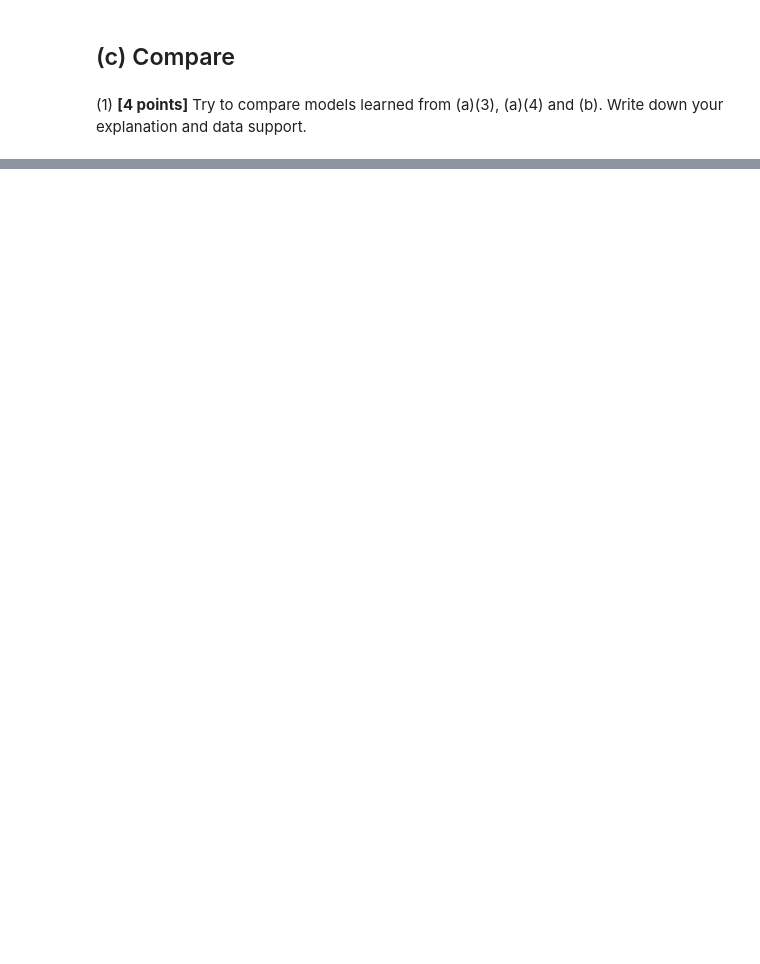
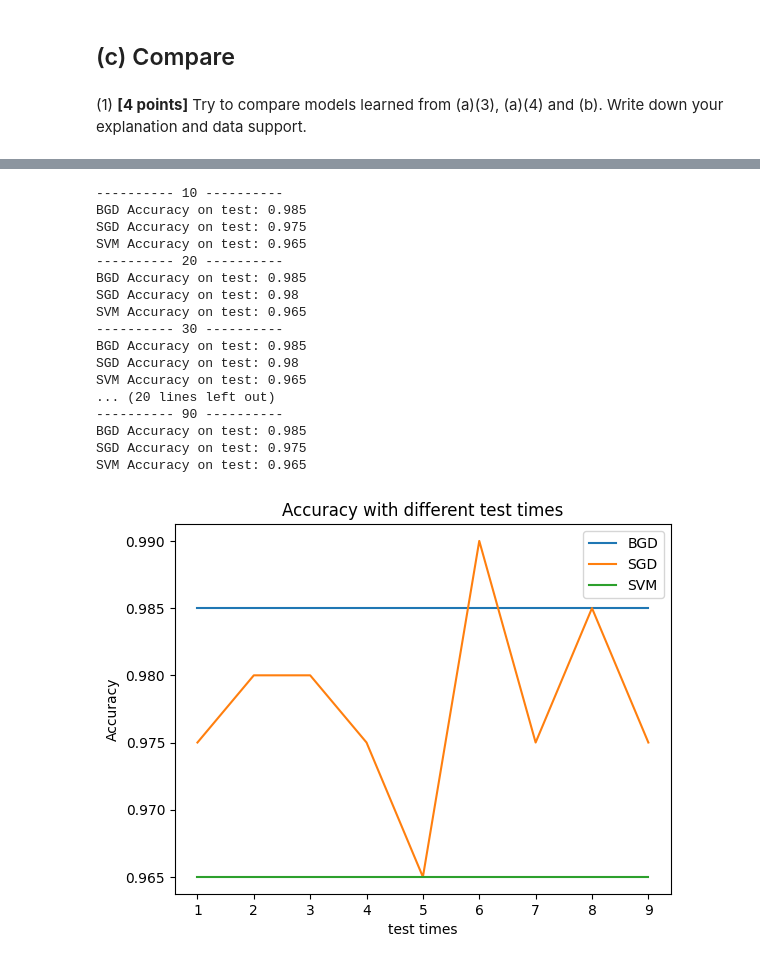
Before and after one commit to AuthorityWang/ShanghaiTech-CS182HW, a Jupyter notebook: CS182-HW3/HW3_Coding/CS182_HW3_Coding.ipynb, the cells around one changed output, grey strips where cells are left out. Drawn from its saved outputs; the diff is of its cells as text; code cells hidden in the pictures; blank space fills up the shorter version.

```diff
--- a/CS182-HW3/HW3_Coding/CS182_HW3_Coding.ipynb
+++ b/CS182-HW3/HW3_Coding/CS182_HW3_Coding.ipynb
@@ -230,0 +319,66 @@ Accuracy on test: 0.965
+# %%
+import matplotlib.pyplot as plt
+
+# evaluate on test set with best model
+# test for 10 times with same learning rate and same max_iter 50
+test_BGD_accs = []
+test_SGD_accs = []
+test_SVM_accs = []
+for i in range(10, 100, 10):
+    print("----------", i, "----------")
+    # BGD
+    w_curr = copy.deepcopy(w).reshape(-1, 1)
+    w0_curr = copy.deepcopy(w0).reshape(-1, 1)
+    BatchGD(X_train.T, y_train.reshape(-1, 1), w_curr, w0_curr, 1e-4, 50)
+    # predict on validation set
+    y_pred_BGD = BGD_predict(X_test.T, w_curr, w0_curr)
+    y_pred_classes_BGD = BGD_classify(y_pred_BGD.reshape(-1, 1)).reshape(-1)
+    acc_BGD = np.mean(y_pred_classes_BGD == y_test)
+    test_BGD_accs.append(acc_BGD)
+    # SGD
+    w_curr = copy.deepcopy(w).reshape(-1, 1)
+    w0_curr = copy.deepcopy(w0).reshape(-1, 1)
+    StochasticGD(X_train.T, y_train.reshape(-1, 1), w_curr, w0_curr, 1e-4, 50)
+    # predict on validation set
+    y_pred_SGD = SGD_predict(X_test.T, w_curr, w0_curr)
+    y_pred_classes_SGD = SGD_classify(y_pred_SGD.reshape(-1, 1)).reshape(-1)
+    acc_SGD = np.mean(y_pred_classes_SGD == y_test)
+    test_SGD_accs.append(acc_SGD)
+    # SVM
+    clf.fit(X_train.T, y_train)
+    y_pred_SVM = clf.predict(X_test.T)
+    acc_SVM = np.mean(y_pred_SVM == y_test)
+    test_SVM_accs.append(acc_SVM)
+
+    print("BGD Accuracy on test:", acc_BGD)
+    print("SGD Accuracy on test:", acc_SGD)
+    print("SVM Accuracy on test:", acc_SVM)
+
+# plot the accuracy with different max_iter
+plt.plot([i for i in range(1, 10)], test_BGD_accs, label="BGD")
+plt.plot([i for i in range(1, 10)], test_SGD_accs, label="SGD")
+plt.plot([i for i in range(1, 10)], test_SVM_accs, label="SVM")
+plt.xlabel("test times")
+plt.ylabel("Accuracy")
+plt.title("Accuracy with different test times")
+plt.legend()
+plt.show()
+# %% [output]
+---------- 10 ----------
+BGD Accuracy on test: 0.985
+SGD Accuracy on test: 0.975
+SVM Accuracy on test: 0.965
+---------- 20 ----------
+BGD Accuracy on test: 0.985
+SGD Accuracy on test: 0.98
+SVM Accuracy on test: 0.965
+---------- 30 ----------
+BGD Accuracy on test: 0.985
+SGD Accuracy on test: 0.98
+SVM Accuracy on test: 0.965
+... (20 lines left out)
+---------- 90 ----------
+BGD Accuracy on test: 0.985
+SGD Accuracy on test: 0.975
+SVM Accuracy on test: 0.965
+[figure, added]
```
Also changed, not shown: parts of 7 cells of this notebook, 4 other files.
